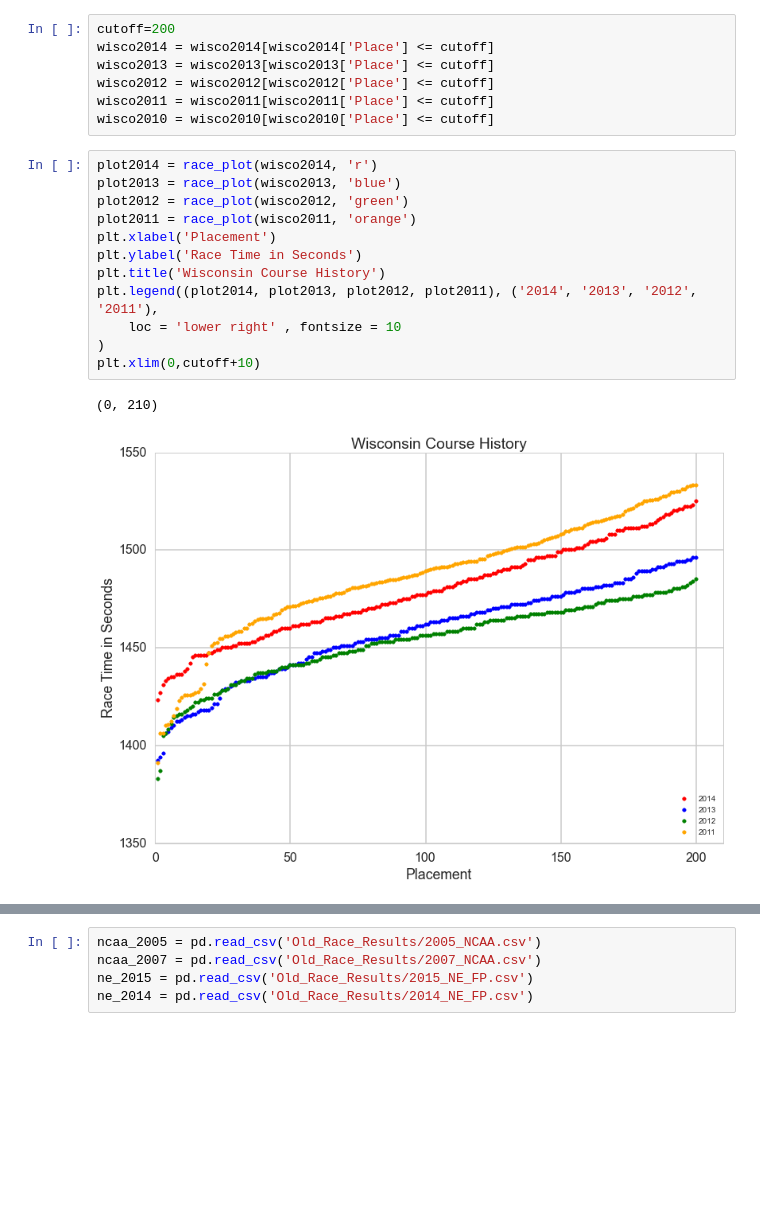
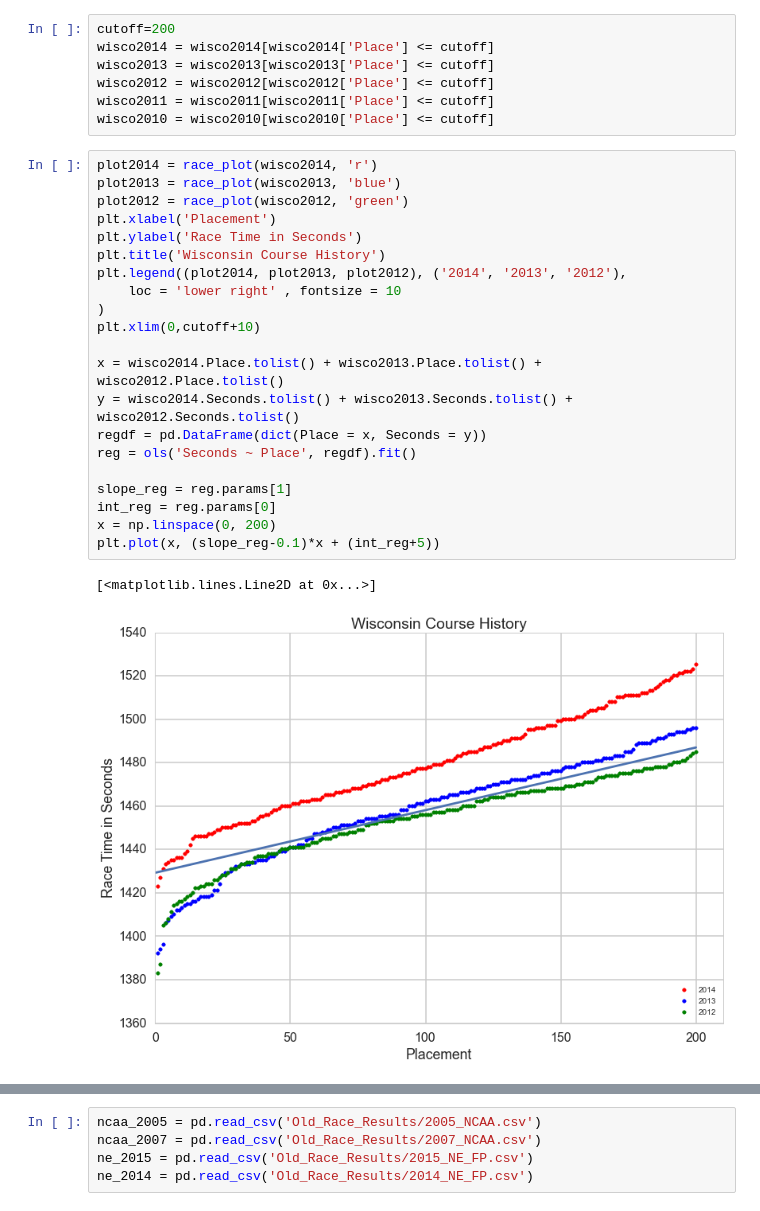
Before and after one commit to callen13/Senior_Thesis, a Jupyter notebook: race_score_calculations.ipynb, the cells around one changed output, grey strips where cells are left out. Cells and saved outputs as stored; diff of their text form; blank space fills up the shorter version.

```diff
--- a/race_score_calculations.ipynb
+++ b/race_score_calculations.ipynb
@@ -88,15 +150,24 @@ wisco2010 = wisco2010[wisco2010['Place'] <= cutoff]
 # %%
 plot2014 = race_plot(wisco2014, 'r')
 plot2013 = race_plot(wisco2013, 'blue')
 plot2012 = race_plot(wisco2012, 'green')
-plot2011 = race_plot(wisco2011, 'orange')
 plt.xlabel('Placement')
 plt.ylabel('Race Time in Seconds')
 plt.title('Wisconsin Course History')
-plt.legend((plot2014, plot2013, plot2012, plot2011), ('2014', '2013', '2012', '2011'),
+plt.legend((plot2014, plot2013, plot2012), ('2014', '2013', '2012'),
     loc = 'lower right' , fontsize = 10
 )
 plt.xlim(0,cutoff+10)
+
+x = wisco2014.Place.tolist() + wisco2013.Place.tolist() + wisco2012.Place.tolist()
+y = wisco2014.Seconds.tolist() + wisco2013.Seconds.tolist() + wisco2012.Seconds.tolist()
+regdf = pd.DataFrame(dict(Place = x, Seconds = y))
+reg = ols('Seconds ~ Place', regdf).fit()
+
+slope_reg = reg.params[1]
+int_reg = reg.params[0]
+x = np.linspace(0, 200)
+plt.plot(x, (slope_reg-0.1)*x + (int_reg+5))
 # %% [output]
-(0, 210)
+[<matplotlib.lines.Line2D at 0x...>]
-[figure, old version]
+[figure, new version]
```
Also changed, not shown: parts of 20 cells of this notebook.
